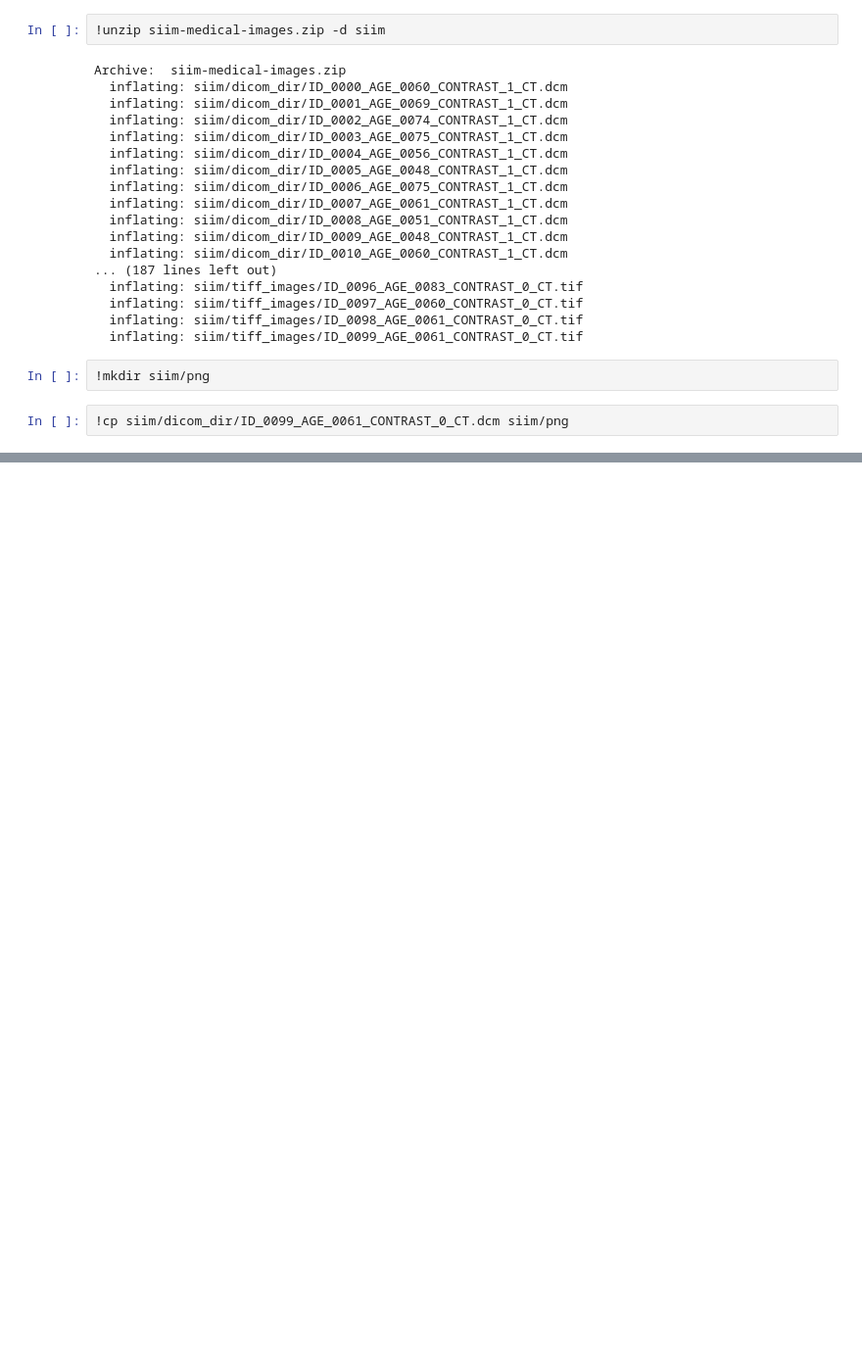
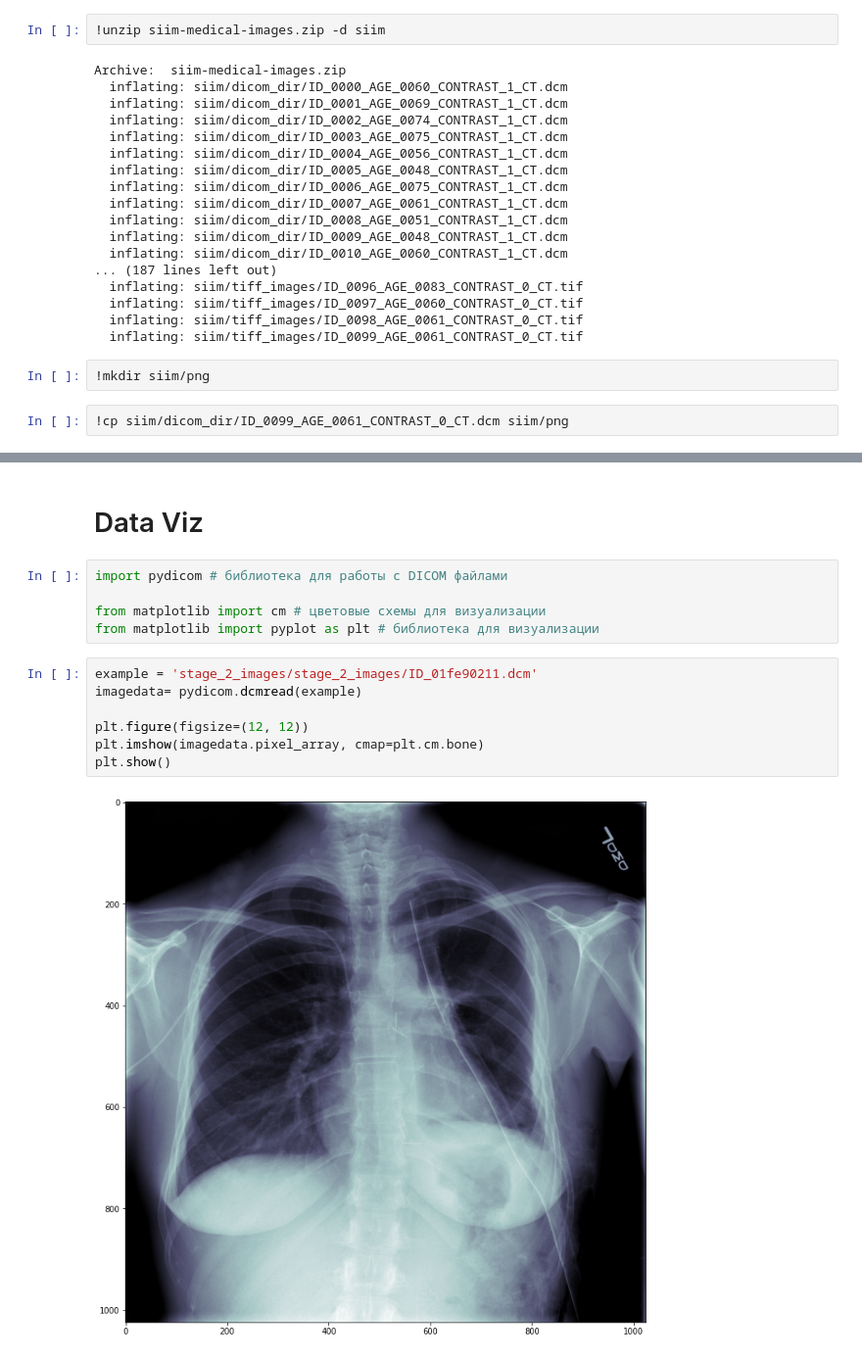
Before and after one commit to androbaza/my-kaggle-submissions, a Jupyter notebook: medical_image_analysis_in_python.ipynb, the cells around one changed output, grey strips where cells are left out. Shown at 98% size. Drawn from its saved outputs; the diff is of its cells as text; blank space fills up the shorter version.

Commit message:
add data visualization

```diff
--- a/medical_image_analysis_in_python.ipynb
+++ b/medical_image_analysis_in_python.ipynb
@@ -168,3 +143,19 @@ Requirement already satisfied: numpy in /usr/local/lib/python3.7/dist-packages (
 Requirement already satisfied: typing-extensions in /usr/local/lib/python3.7/dist-packages (from torch>=1.6.0->kornia) (3.7.4.3)
 Installing collected packages: kornia
 Successfully installed kornia-0.5.0
+# %% [markdown]
+# Data Viz
+# %%
+import pydicom # библиотека для работы с DICOM файлами
+
+from matplotlib import cm # цветовые схемы для визуализации
+from matplotlib import pyplot as plt # библиотека для визуализации
+# %%
+example = 'stage_2_images/stage_2_images/ID_01fe90211.dcm'
+imagedata= pydicom.dcmread(example)
+
+plt.figure(figsize=(12, 12))
+plt.imshow(imagedata.pixel_array, cmap=plt.cm.bone)
+plt.show()
+# %% [output]
+[figure, added]
```
Also changed, not shown: parts of 24 cells of this notebook.
